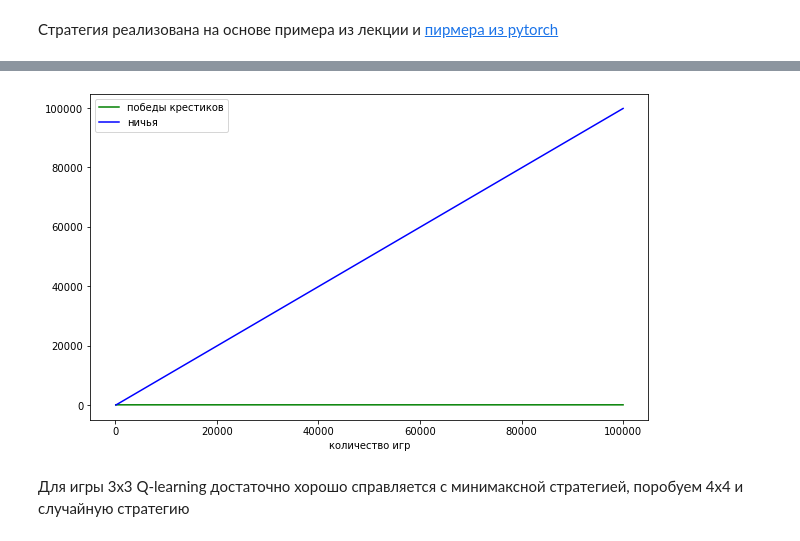
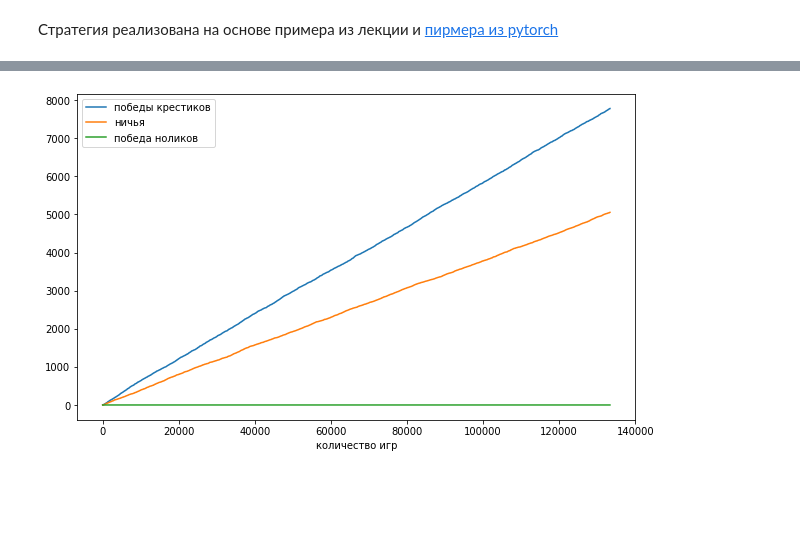
Before and after one commit to Vliseev/made_adl, a Jupyter notebook: hw_2/hw2_2.ipynb, the cells around one changed output, grey strips where cells are left out. Saved outputs shown, nothing was run; the diff lists cells and outputs as text; code cells hidden in the pictures; blank space fills up the shorter version.

```diff
--- a/hw_2/hw2_2.ipynb
+++ b/hw_2/hw2_2.ipynb
@@ -13,6 +13,6 @@ from dqn_agent import DQNTrainer, DQN1
 # %% [markdown]
 Стратегия реализована на основе примера из лекции и [пирмера из pytorch](https://pytorch.org/tutorials/intermediate/reinforcement_q_learning.html)
 # %%
-env = TicTacToe(5, 5, 3)
-trainer = DQNTrainer(env, memory_size=5_000, batch_size=512)
-counter = trainer.train(1, env, 100_000)
+env = TicTacToe(4, 4, 3)
+trainer = DQNTrainer(env, memory_size=10_000, batch_size=128)
+counter = trainer.train(1, env, 800_000)
@@ -19,16 +37,17 @@ counter = trainer.train(1, env, 100_000)
 # %%
 plt.figure(figsize=(10,6))
-x, y = counter1.tot_list,  counter1.cross_list
-ax1, = plt.plot(x,y, linestyle='-', color='g')
+x, y = counter.tot_list,  counter.cross_list
+ax1, = plt.plot(x,y, linestyle='-')
 
-x, y = counter1.tot_list,  counter1.draw_list
-ax2, = plt.plot(x,y, linestyle='-', color='b')
+x, y = counter.tot_list,  counter.draw_list
+ax2, = plt.plot(x,y, linestyle='-')
+
+x, y = counter.tot_list,  counter.naughts_list
+ax3, = plt.plot(x,y, linestyle='-')
 
 
-plt.legend([ax1, ax2], ['победы крестиков', 'ничья'])
+plt.legend([ax1, ax2, ax3], ['победы крестиков', 'ничья', 'победа ноликов'])
 plt.xlabel('количество игр')
 plt.show()
 # %% [output]
-[figure, old version]
+[figure, new version]
-# %% [markdown]
-Для игры 3x3 Q-learning достаточно хорошо справляется с минимаксной стратегией, поробуем 4x4 и случайную стратегию
```
Also changed, not shown: parts of 4 cells of this notebook, 2 other files.
